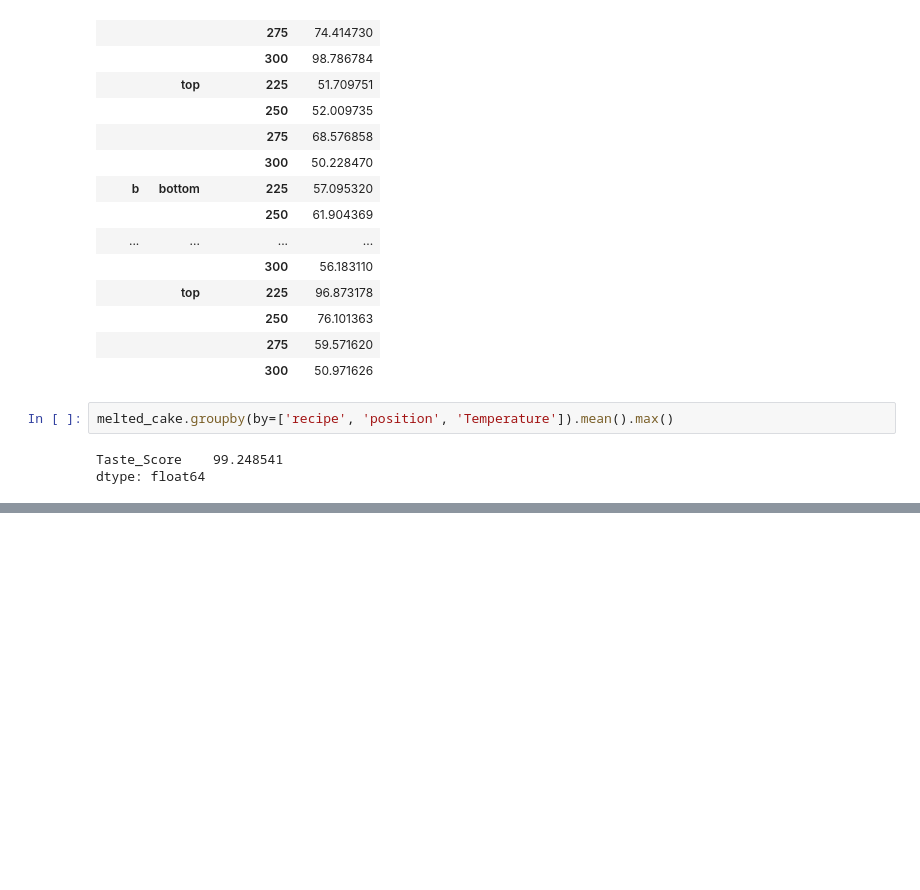
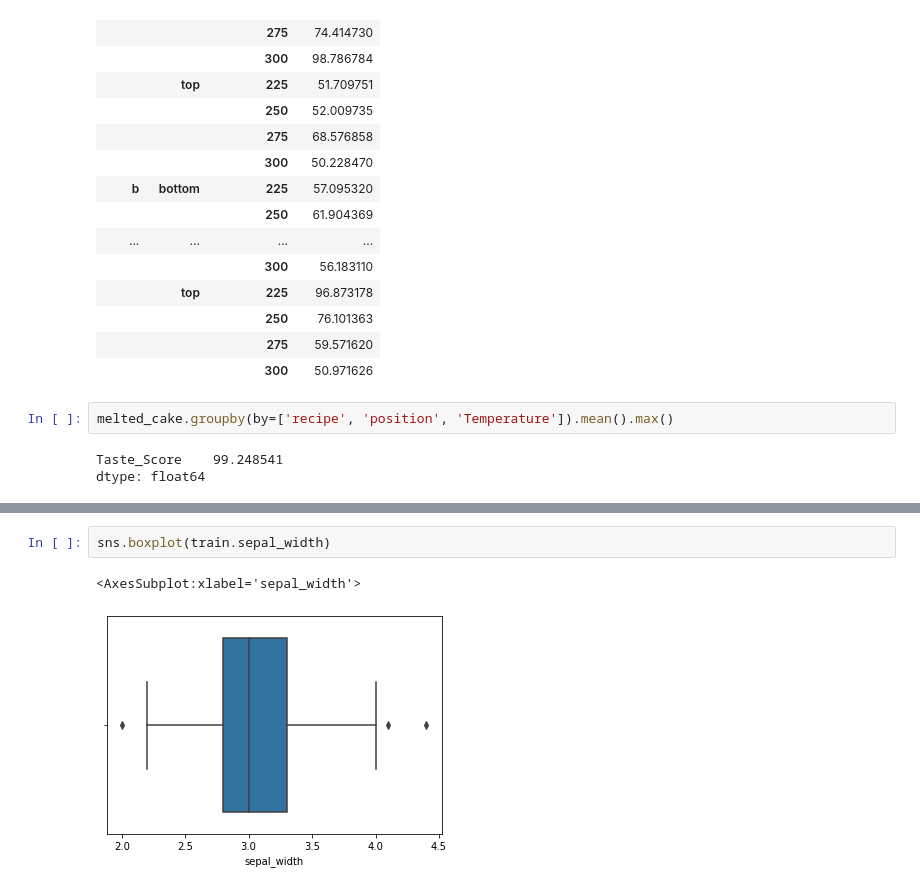
Before and after one commit to ForrestMccrosky/classification-exercises, a Jupyter notebook: classification_exercises.ipynb, the cells around one changed output, grey strips where cells are left out. Drawn from its saved outputs; the diff is of its cells as text; blank space fills up the shorter version.

```diff
--- a/classification_exercises.ipynb
+++ b/classification_exercises.ipynb
@@ -586,0 +704,5 @@ column.idxmax()
+# %%
+sns.boxplot(train.sepal_width)
+# %% [output]
+<AxesSubplot:xlabel='sepal_width'>
+[figure, added]
```
Also changed, not shown: parts of 53 cells of this notebook.
